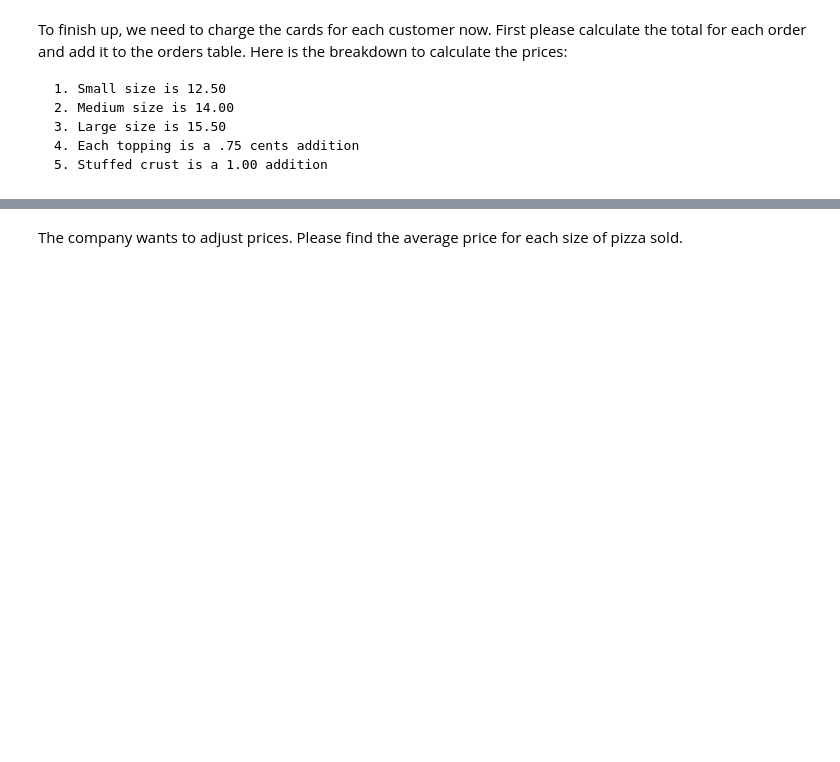
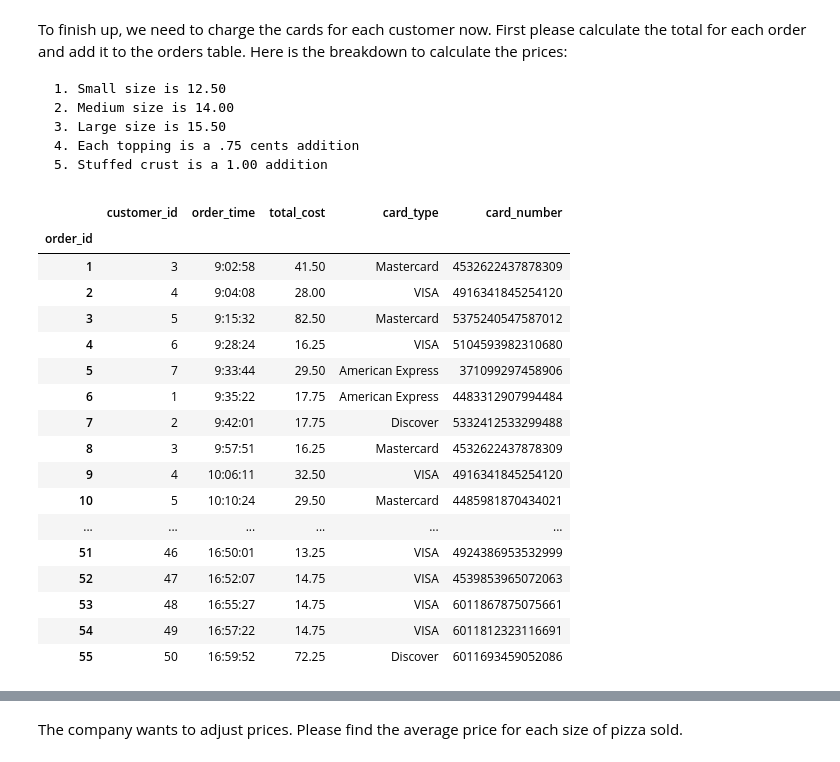
Before and after one commit to Tylervodden98/Pizza-Data-Cleaning, a Jupyter notebook: PandasPizzeria.ipynb, the cells around one changed output, grey strips where cells are left out. Drawn from its saved outputs; the diff is of its cells as text; code cells hidden in the pictures; blank space fills up the shorter version.

```diff
--- a/PandasPizzeria.ipynb
+++ b/PandasPizzeria.ipynb
@@ -389,6 +389,95 @@ To finish up, we need to charge the cards for each customer now. First please ca
     3. Large size is 15.50
     4. Each topping is a .75 cents addition
     5. Stuffed crust is a 1.00 addition
+# %%
+#Add pizza and toppings to orders table
+orders_pizza = orders.merge(pizza, on='order_id', how='inner')
+orders_pizza_topping = orders_pizza.merge(toppings, on='toppings_id', how='inner')
+
+#Add cost for orders table
+#First check size of pizza w/ function
+def calc_size_price(df_pizza):
+  if df_pizza['size'] == 'small':
+    size_price = 12.50
+  elif df_pizza['size'] == 'medium':
+    size_price = 14.00
+  elif df_pizza['size'] == 'large':
+    size_price = 15.50
+  else:
+    size_price = 0
+  return size_price
+
+orders_pizza_topping["cost_size"] = orders_pizza_topping.apply(calc_size_price, axis= 1)
+
+#Now check toppings price
+def calc_toppings_price(df_pizza):
+  price = 0
+  #Check all of the toppings, add price if they are 1
+  if df_pizza['extra_cheese'] == 1:
+    price += 0.75
+  if df_pizza['peperoni'] == 1:
+    price += 0.75
+  if df_pizza['olives'] == 1:
+    price += 0.75
+  if df_pizza['spinach'] == 1:
+    price += 0.75
+  if df_pizza['peppers'] == 1:
+    price += 0.75
+  if df_pizza['buffalo_chicken'] == 1:
+    price += 0.75
+  return price
+
+orders_pizza_topping['cost_toppings'] = orders_pizza_topping.apply(calc_toppings_price, axis=1)
+
+#Now check stuffed crust
+def check_stuffed_crust(df_pizza):
+  if df_pizza['style'] == 'stuffed crust':
+    stuffed_crust = 1
+  else:
+    stuffed_crust = 0
+  return stuffed_crust
+
+orders_pizza_topping['cost_stuffed_crust'] = orders_pizza_topping.apply(check_stuffed_crust, axis=1)
+
+#Now calculate total price by adding all of 3 previous added cost columns
+orders_pizza_topping['total_cost'] = orders_pizza_topping['cost_size'] + orders_pizza_topping['cost_toppings'] + orders_pizza_topping['cost_stuffed_crust']
+
+for_avg_cost = orders_pizza_topping
+#Order table by order_id and drop unneeded cols
+orders_pizza_topping = orders_pizza_topping.sort_values(by='order_id').drop(labels=['extra_cheese','peperoni','olives','spinach','peppers','buffalo_chicken','style','size'], axis=1)
+
+#Get credit card table
+orders_pizza_topping_cust = orders_pizza_topping.merge(card_payments, on='customer_id', how='inner').sort_values(by='order_id')
+
+#Get total cost of each order_id
+total_cost = orders_pizza_topping_cust.groupby(by=['order_id'])['total_cost'].sum()
+
+#Drop duplicates and clean unneeded columns
+orders_pizza_topping_cust = orders_pizza_topping_cust.drop_duplicates(subset=['order_id']).reset_index().set_index(keys='order_id').drop(['index', 'toppings_id', 'cost_size', 'cost_toppings', 'cost_stuffed_crust'], axis=1)
+#Put summed orders into table
+orders_pizza_topping_cust['total_cost'] = total_cost
+
+#Now table ready to do transaction w card
+orders_pizza_topping_cust
+# %% [output]
+|  | customer_id | order_time | total_cost | card_type | card_number |
+| order_id |  |  |  |  |  |
+| 1 | 3 | 9:02:58 | 41.50 | Mastercard | 4532622437878309 |
+| 2 | 4 | 9:04:08 | 28.00 | VISA | 4916341845254120 |
+| 3 | 5 | 9:15:32 | 82.50 | Mastercard | 5375240547587012 |
+| 4 | 6 | 9:28:24 | 16.25 | VISA | 5104593982310680 |
+| 5 | 7 | 9:33:44 | 29.50 | American Express | 371099297458906 |
+| 6 | 1 | 9:35:22 | 17.75 | American Express | 4483312907994484 |
+| 7 | 2 | 9:42:01 | 17.75 | Discover | 5332412533299488 |
+| 8 | 3 | 9:57:51 | 16.25 | Mastercard | 4532622437878309 |
+| 9 | 4 | 10:06:11 | 32.50 | VISA | 4916341845254120 |
+| 10 | 5 | 10:10:24 | 29.50 | Mastercard | 4485981870434021 |
+| ... | ... | ... | ... | ... | ... |
+| 51 | 46 | 16:50:01 | 13.25 | VISA | 4924386953532999 |
+| 52 | 47 | 16:52:07 | 14.75 | VISA | 4539853965072063 |
+| 53 | 48 | 16:55:27 | 14.75 | VISA | 6011867875075661 |
+| 54 | 49 | 16:57:22 | 14.75 | VISA | 6011812323116691 |
+| 55 | 50 | 16:59:52 | 72.25 | Discover | 6011693459052086 |
 # %% [markdown]
 ![image.png](embedded-picture-1)
 # %% [markdown]
```
Also changed, not shown: parts of 3 cells of this notebook.
